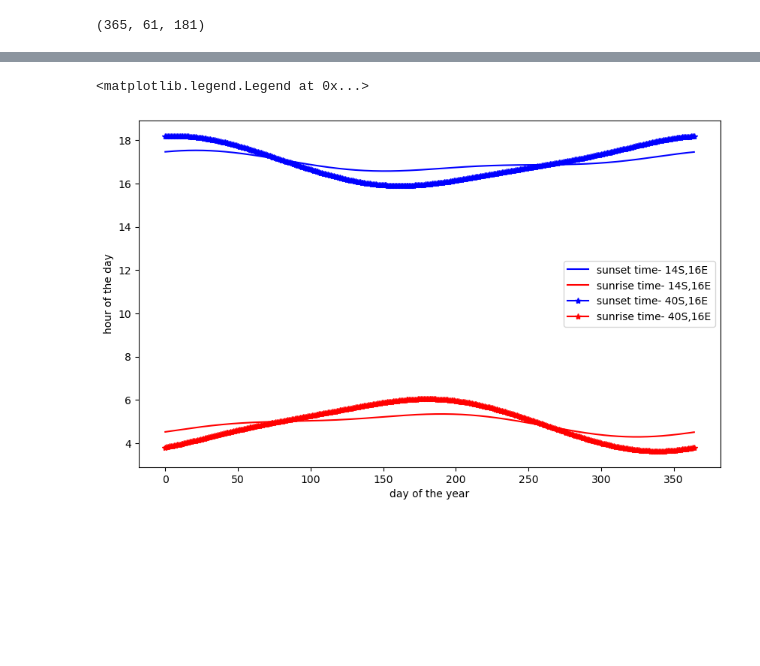
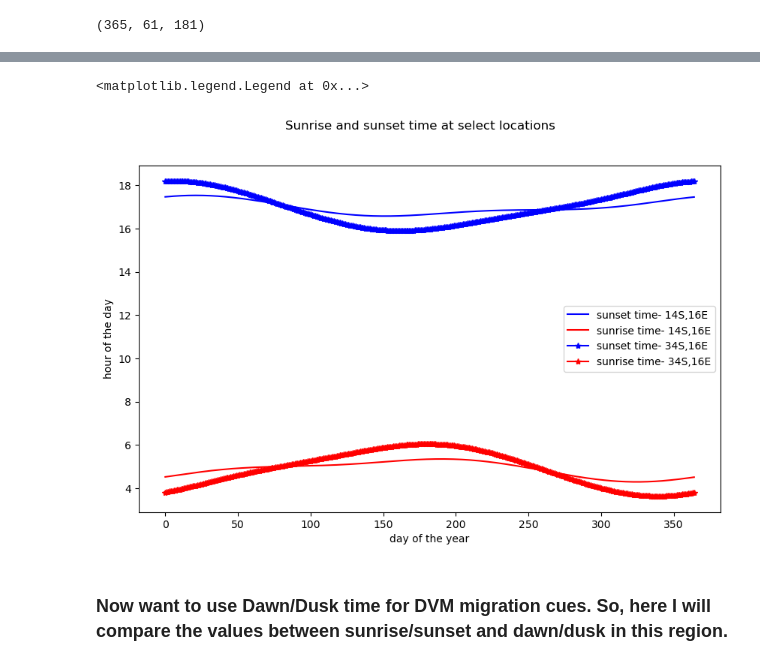
Before and after one commit to OceanParcels/atlanteco_plankton_plastic_nutrients_dispersion, a Jupyter notebook: src/processing/sunrise_sunset.ipynb, the cells around one changed output, grey strips where cells are left out. Saved outputs shown, nothing was run; the diff lists cells and outputs as text; code cells hidden in the pictures; blank space fills up the shorter version.

```diff
--- a/src/processing/sunrise_sunset.ipynb
+++ b/src/processing/sunrise_sunset.ipynb
@@ -86,31 +87,35 @@ ax.scatter(13.5,-26.5, s=20,c='k' )
 # %%
 temp_lat=-14
 temp_lon=16
 lat_ind=np.where(lats==temp_lat)[0][0]
 lon_ind=np.where(lons==temp_lon)[0][0]
 sunrises= sunrise_nc['sunrise'][:,lat_ind,lon_ind]
 
 sunsets= sunset_nc['sunset'][:,lat_ind,lon_ind]
 
 fig=plt.figure(figsize=(10,6))
+fig.suptitle('Sunrise and sunset time at select locations')
+
 ax=plt.axes()
 # s=ax.scatter(x,y,c=sunset_nc['sunset'][day, :,:], cmap='RdBu', label="time")
 # cbar=plt.colorbar(s, ax=ax,label='hours')
 ax.plot(sunsets, color='blue', label="sunset time- 14S,16E")
 ax.plot(sunrises, color='red', label="sunrise time- 14S,16E")
 ax.set_xlabel("day of the year")
 ax.set_ylabel("hour of the day")
 
 temp_lat=-34
 lat_ind=np.where(lats==temp_lat)[0][0]
 lon_ind=np.where(lons==temp_lon)[0][0]
 sunrises= sunrise_nc['sunrise'][:,lat_ind,lon_ind]
 
 sunsets= sunset_nc['sunset'][:,lat_ind,lon_ind]
-ax.plot(sunsets, color='blue', marker="*",label="sunset time- 40S,16E")
-ax.plot(sunrises, color='red', marker="*",label="sunrise time- 40S,16E")
+ax.plot(sunsets, color='blue', marker="*",label="sunset time- 34S,16E")
+ax.plot(sunrises, color='red', marker="*",label="sunrise time- 34S,16E")
 
 plt.legend()
 # %% [output]
 <matplotlib.legend.Legend at 0x...>
-[figure, old version]
+[figure, new version]
+# %% [markdown]
+<h3> Now want to use Dawn/Dusk time for DVM migration cues. So, here I will compare the values between sunrise/sunset and dawn/dusk in this region.
```
Also changed, not shown: parts of 12 cells of this notebook.
